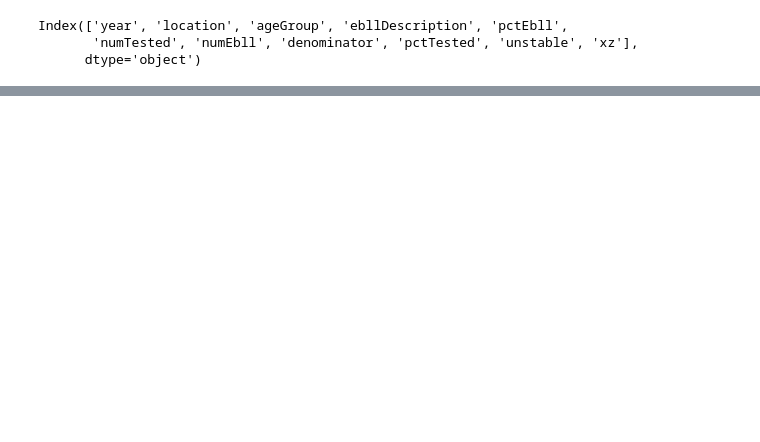
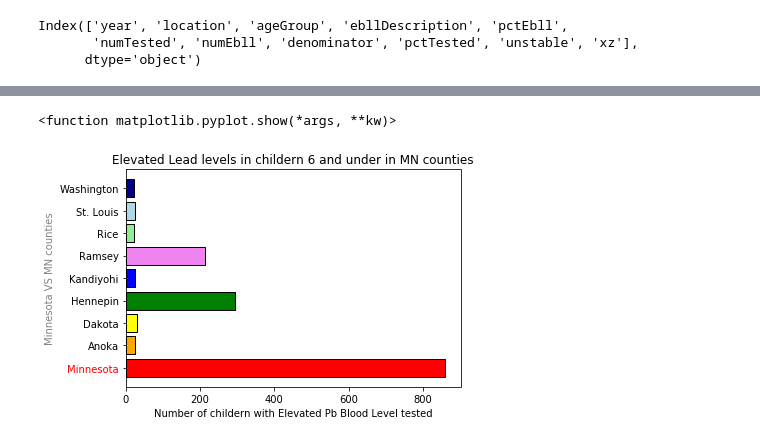
Before and after one commit to erjacobs2/Team_Numerology, a Jupyter notebook: karim/pb_df.ipynb, the cells around one changed output, grey strips where cells are left out. Drawn from its saved outputs; the diff is of its cells as text; code cells hidden in the pictures; blank space fills up the shorter version.

```diff
--- a/karim/pb_df.ipynb
+++ b/karim/pb_df.ipynb
@@ -141,0 +142,33 @@ plt.show
+# %%
+x=rfdfg.index
+cp=rfdfg['numEbll']
+
+
+
+
+# Bar chart properties
+plt.title('Elevated Lead levels in childern 6 and under in MN counties')
+plt.ylabel('Minnesota VS MN counties').set_color("gray")
+plt.xlabel('Number of childern with Elevated Pb Blood Level tested')
+bars = plt.barh(x, cp, align='center',edgecolor='black')
+bars[0].set_facecolor('Red')
+bars[1].set_facecolor('orange')
+bars[2].set_facecolor('yellow')
+bars[3].set_facecolor('green')
+
+bars[4].set_facecolor('blue')
+bars[5].set_facecolor('violet')
+bars[6].set_facecolor('lightgreen')
+bars[7].set_facecolor('lightblue')
+bars[8].set_facecolor('darkblue')
+# plt.xticks(x, rotation=90)
+
+
+
+plt.gca().get_yticklabels()[0].set_color("red")
+
+plt.savefig('Elevated lead levels in childer 6 and under in MN counties.png',dpi=300, bbox_inches = "tight")
+plt.show
+# %% [output]
+<function matplotlib.pyplot.show(*args, **kw)>
+[figure, added]
```
Also changed, not shown: parts of 1 cell of this notebook, 2 other files.
